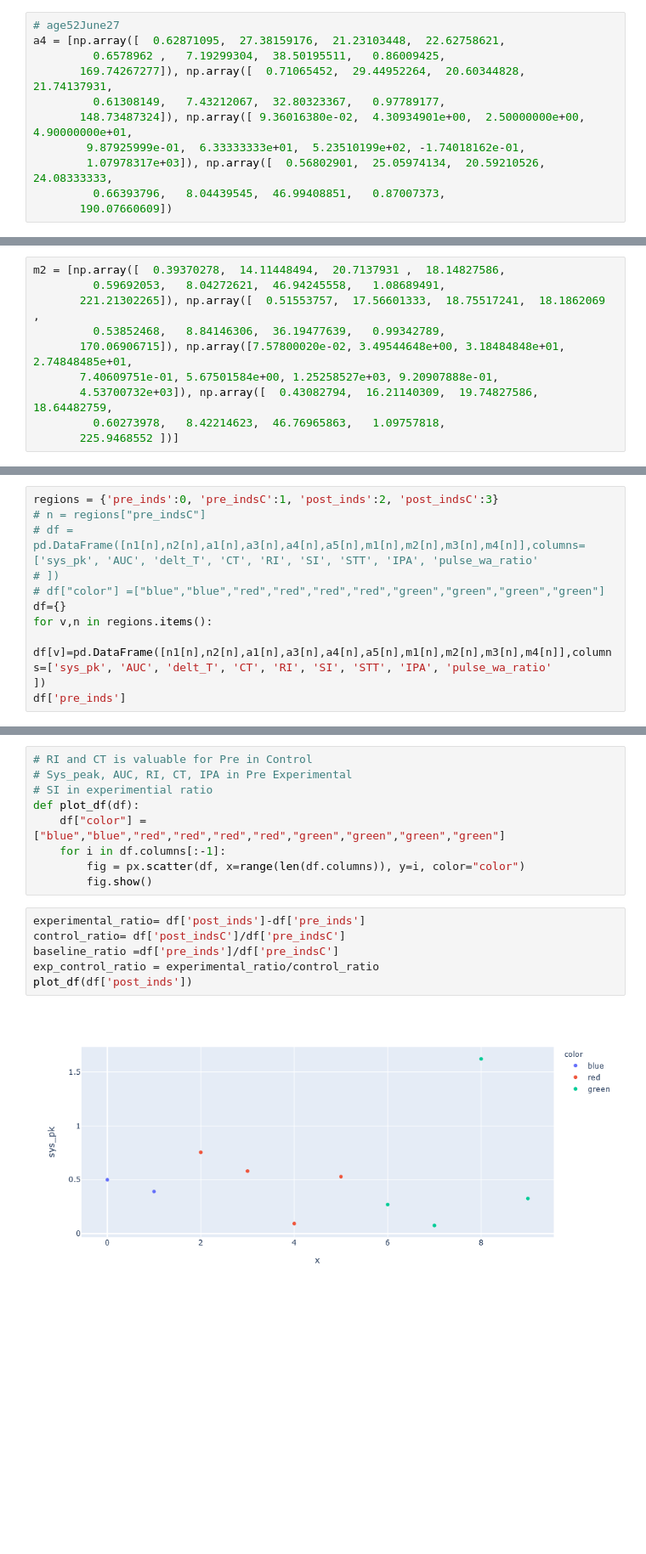
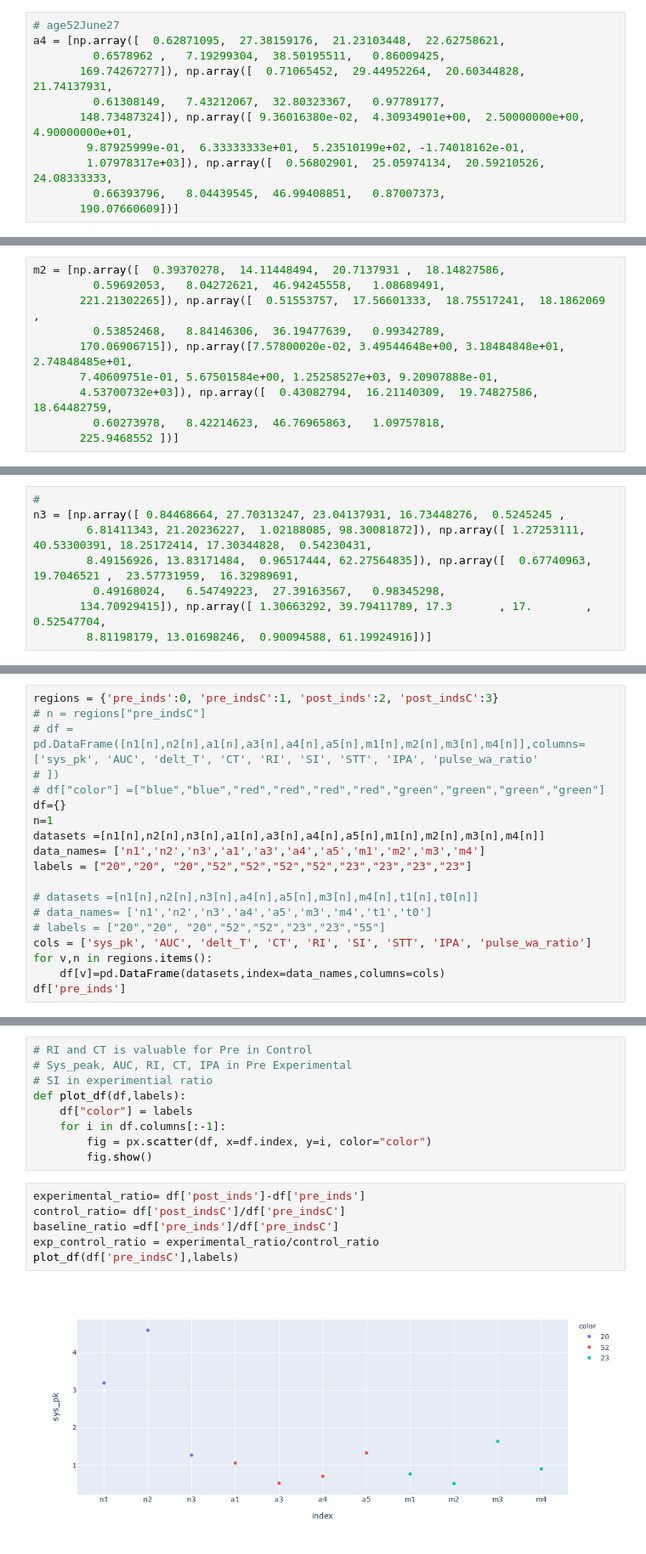
Before and after one commit to pulasthieka/fyp-system, a Jupyter notebook: SignalProcessing/5minute.ipynb, the cells around one changed output, grey strips where cells are left out. Shown at 85% size. Drawn from its saved outputs; the diff is of its cells as text; blank space fills up the shorter version.

```diff
--- a/SignalProcessing/5minute.ipynb
+++ b/SignalProcessing/5minute.ipynb
@@ -53,4 +57,4 @@ a4 = [np.array([  0.62871095,  27.38159176,  21.23103448,  22.62758621,
         9.87925999e-01,  6.33333333e+01,  5.23510199e+02, -1.74018162e-01,
         1.07978317e+03]), np.array([  0.56802901,  25.05974134,  20.59210526,  24.08333333,
          0.66393796,   8.04439545,  46.99408851,   0.87007373,
-       190.07660609])
+       190.07660609])]
@@ -102,0 +118,8 @@ m4 = [np.array([  0.60840364,  21.68017033,  20.78275862,  18.52413793,
+# %%
+#
+n3 = [np.array([ 0.84468664, 27.70313247, 23.04137931, 16.73448276,  0.5245245 ,
+        6.81411343, 21.20236227,  1.02188085, 98.30081872]), np.array([ 1.27253111, 40.53300391, 18.25172414, 17.30344828,  0.54230431,
+        8.49156926, 13.83171484,  0.96517444, 62.27564835]), np.array([  0.67740963,  19.7046521 ,  23.57731959,  16.32989691,
+         0.49168024,   6.54749223,  27.39163567,   0.98345298,
+       134.70929415]), np.array([ 1.30663292, 39.79411789, 17.3       , 17.        ,  0.52547704,
+        8.81198179, 13.01698246,  0.90094588, 61.19924916])]
@@ -107,9 +140,17 @@ regions = {'pre_inds':0, 'pre_indsC':1, 'post_inds':2, 'post_indsC':3}
 # ])
 # df["color"] =["blue","blue","red","red","red","red","green","green","green","green"]
 df={}
+n=1
+datasets =[n1[n],n2[n],n3[n],a1[n],a3[n],a4[n],a5[n],m1[n],m2[n],m3[n],m4[n]]
+data_names= ['n1','n2','n3','a1','a3','a4','a5','m1','m2','m3','m4']
+labels = ["20","20", "20","52","52","52","52","23","23","23","23"]
+
+# datasets =[n1[n],n2[n],n3[n],a4[n],a5[n],m3[n],m4[n],t1[n],t0[n]]
+# data_names= ['n1','n2','n3','a4','a5','m3','m4','t1','t0']
+# labels = ["20","20", "20","52","52","23","23","55"]
+cols = ['sys_pk', 'AUC', 'delt_T', 'CT', 'RI', 'SI', 'STT', 'IPA', 'pulse_wa_ratio']
 for v,n in regions.items():
-    df[v]=pd.DataFrame([n1[n],n2[n],a1[n],a3[n],a4[n],a5[n],m1[n],m2[n],m3[n],m4[n]],columns=['sys_pk', 'AUC', 'delt_T', 'CT', 'RI', 'SI', 'STT', 'IPA', 'pulse_wa_ratio'
-])
+    df[v]=pd.DataFrame(datasets,index=data_names,columns=cols)
 df['pre_inds']
 # %% [output]
 |  | sys_pk | AUC | delt_T | CT | RI | SI | STT | IPA | pulse_wa_ratio |
@@ -127,16 +169,16 @@ df['pre_inds']
 # RI and CT is valuable for Pre in Control
 # Sys_peak, AUC, RI, CT, IPA in Pre Experimental
 # SI in experimential ratio
-def plot_df(df):
-    df["color"] =["blue","blue","red","red","red","red","green","green","green","green"]
+def plot_df(df,labels):
+    df["color"] = labels
     for i in df.columns[:-1]:
-        fig = px.scatter(df, x=range(len(df.columns)), y=i, color="color")
+        fig = px.scatter(df, x=df.index, y=i, color="color")
         fig.show()
 # %%
 experimental_ratio= df['post_inds']-df['pre_inds']
 control_ratio= df['post_indsC']/df['pre_indsC']
 baseline_ratio =df['pre_inds']/df['pre_indsC']
 exp_control_ratio = experimental_ratio/control_ratio
-plot_df(df['post_inds'])
+plot_df(df['pre_indsC'],labels)
 # %% [output]
-[figure, old version]
+[figure, new version]
```
Also changed, not shown: parts of 20 cells of this notebook, 3 other files.
